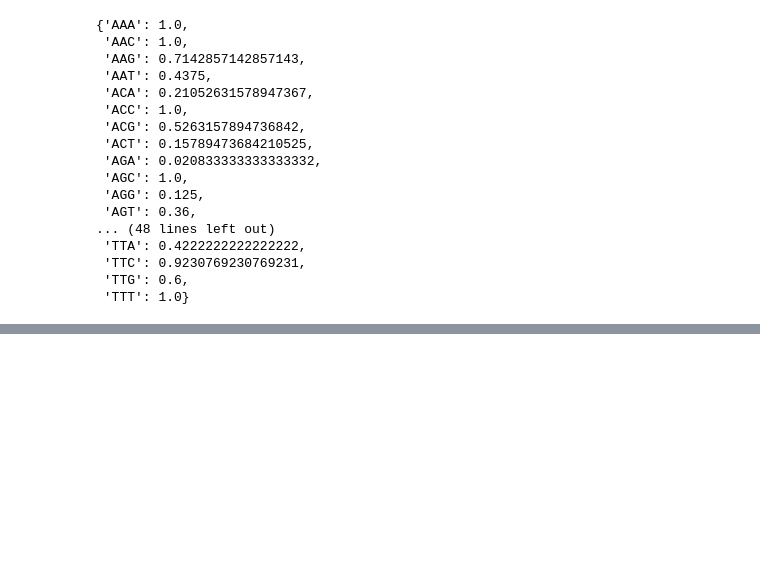
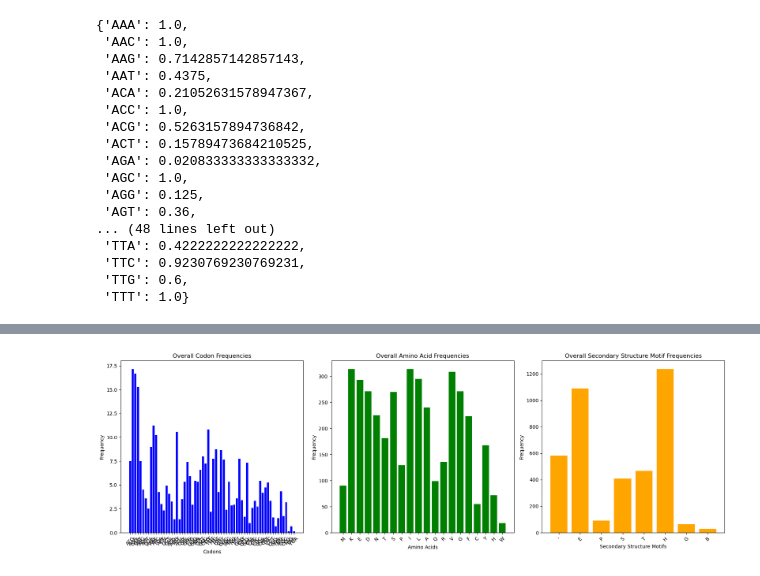
Before and after one commit to dominiquefastus/NuStru-CodonAnalysis, a Jupyter notebook: nustruMOTIF/correlation_analysis.ipynb, the cells around one changed output, grey strips where cells are left out. Cells and saved outputs as stored; diff of their text form; code cells hidden in the pictures; blank space fills up the shorter version.

Commit message:
Updated correlation analysis with PCA and frequency plotting

```diff
--- a/nustruMOTIF/correlation_analysis.ipynb
+++ b/nustruMOTIF/correlation_analysis.ipynb
@@ -114,12 +108,18 @@ Name: protein_sequence, dtype: object
 # %%
 # Calculate codon frequency
 import pandas as pd
+import json
+
 df = pd.read_csv('/Users/dominiquefastus/master_project/NuStru/nustruDB/DDLA_uniprot_sec_struct_04.csv')
 
 filtered_df = df[df['nucleotide_sequence'].str.len() == len(df['nucleotide_sequence'].iloc[42])]
 nucleotide_sequences = filtered_df['nucleotide_sequence']
 protein_sequences = filtered_df['protein_sequence']
 secstru_sequences = filtered_df['secondary_structure']
+
+print(len(protein_sequences.iloc[1]))
+print(len(secstru_sequences.iloc[1]))
+print(len(nucleotide_sequences.iloc[1]))
 
 codon_frequency = calculate_codon_frequency(nucleotide_sequences)
 # Convert to the requested format
@@ -130,11 +130,15 @@ for position, frequencies in codon_frequency.items():
         formatted_frequencies.append({codon: frequency})
     codon_sequences_freq_dict[position] = formatted_frequencies
 
+protein_sequences_freq_dict = calculate_char_frequency(protein_sequences)
+secstru_sequences_freq_dict = calculate_char_frequency(secstru_sequences)
+
 print(codon_sequences_freq_dict)
+print(protein_sequences_freq_dict)
+print(secstru_sequences_freq_dict)
 
-protein_sequences_freq_dict = calculate_char_frequency(protein_sequences)
-secstru_sequences_freq_dist = calculate_char_frequency(secstru_sequences)
-
-print(protein_sequences_freq_dict)
-print(secstru_sequences_freq_dist)
+with open('/Users/dominiquefastus/master_project/NuStru/nustruMOTIF/frequencies.txt','w') as file:
+    file.write(json.dumps(codon_sequences_freq_dict))
+    file.write(json.dumps(protein_sequences_freq_dict))
+    file.write(json.dumps(secstru_sequences_freq_dict))
 # %% [output]
@@ -172,0 +189,52 @@ ValueError: All arrays must be of the same length
+# %%
+overall_codon_frequencies = {}
+
+for position, codon_freqs in codon_sequences_freq_dict.items():
+    for codon_freq in codon_freqs:
+        codon, freq = list(codon_freq.items())[0]
+        overall_codon_frequencies[codon] = overall_codon_frequencies.get(codon, 0) + freq
+
+
+overall_amino_acid_frequencies = {}
+
+for position, amino_acid_freqs in protein_sequences_freq_dict.items():
+    for amino_acid, freq in amino_acid_freqs.items():
+        overall_amino_acid_frequencies[amino_acid] = overall_amino_acid_frequencies.get(amino_acid, 0) + freq
+
+
+overall_secondary_structure_frequencies = {}
+
+for position, dssp_motif_freqs in secstru_sequences_freq_dict.items():
+    for motif, freq in dssp_motif_freqs.items():
+        overall_secondary_structure_frequencies[motif] = overall_secondary_structure_frequencies.get(motif, 0) + freq
+
+import matplotlib.pyplot as plt
+
+# Create subplots
+fig, axs = plt.subplots(1, 3, figsize=(18, 6))
+
+# Plot overall codon frequencies
+axs[0].bar(overall_codon_frequencies.keys(), overall_codon_frequencies.values(), color='blue')
+axs[0].set_xlabel('Codons')
+axs[0].set_ylabel('Frequency')
+axs[0].set_title('Overall Codon Frequencies')
+axs[0].tick_params(axis='x', rotation=45)
+
+# Plot overall amino acid frequencies
+axs[1].bar(overall_amino_acid_frequencies.keys(), overall_amino_acid_frequencies.values(), color='green')
+axs[1].set_xlabel('Amino Acids')
+axs[1].set_ylabel('Frequency')
+axs[1].set_title('Overall Amino Acid Frequencies')
+axs[1].tick_params(axis='x', rotation=45)
+
+# Plot overall secondary structure motif frequencies
+axs[2].bar(overall_secondary_structure_frequencies.keys(), overall_secondary_structure_frequencies.values(), color='orange')
+axs[2].set_xlabel('Secondary Structure Motifs')
+axs[2].set_ylabel('Frequency')
+axs[2].set_title('Overall Secondary Structure Motif Frequencies')
+axs[2].tick_params(axis='x', rotation=45)
+
+plt.tight_layout()
+plt.show()
+# %% [output]
+[figure, added]
```
Also changed, not shown: parts of 10 cells of this notebook.
